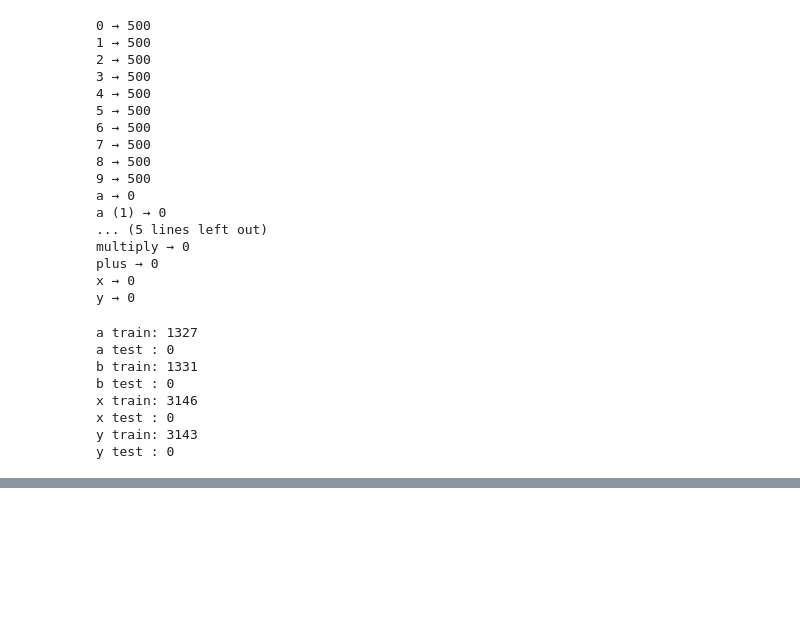
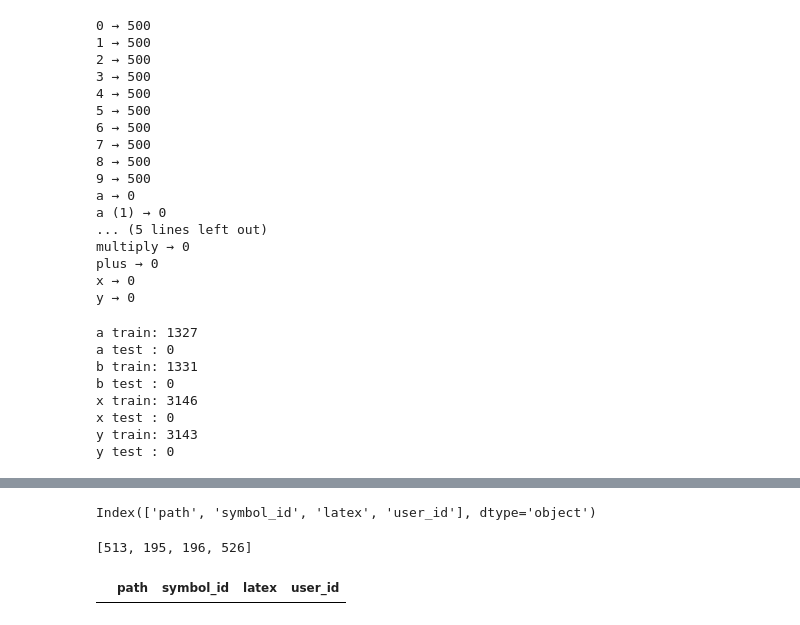
Before and after one commit to JIGGISTYLE/handwritten, a Jupyter notebook: handwritten.ipynb, the cells around one changed output, grey strips where cells are left out. Cells and saved outputs as stored; diff of their text form; code cells hidden in the pictures; blank space fills up the shorter version.

Commit message:
symbol dataset try

```diff
--- a/handwritten.ipynb
+++ b/handwritten.ipynb
@@ -487,0 +451,29 @@ for _, row in filtered.iterrows():
+# %%
+CSV_PATH = "/content/hasyv2/hasy-data-labels.csv"  # adjust to your path
+
+import pandas as pd
+df = pd.read_csv(CSV_PATH)
+
+print(df.columns)
+# %% [output]
+Index(['path', 'symbol_id', 'latex', 'user_id'], dtype='object')
+# %%
+sym = pd.read_csv(CSV_PATH)
+
+ops = ['+', '-', '\\times', '\\div']
+op_ids = sym[sym['latex'].isin(ops)]['symbol_id'].tolist()
+op_ids=list(set(op_ids))
+print(op_ids)
+# %% [output]
+[513, 195, 196, 526]
+# %%
+df = pd.read_csv(CSV_PATH)
+
+# symbols you want
+ops = ['+', '-', '\\times', '\\div']
+
+df_ops = df[df['symbol_id'].isin(ops)].copy()
+# %%
+df_ops
+# %% [output]
+|  | path | symbol_id | latex | user_id |
```
Also changed, not shown: parts of 11 cells of this notebook.
